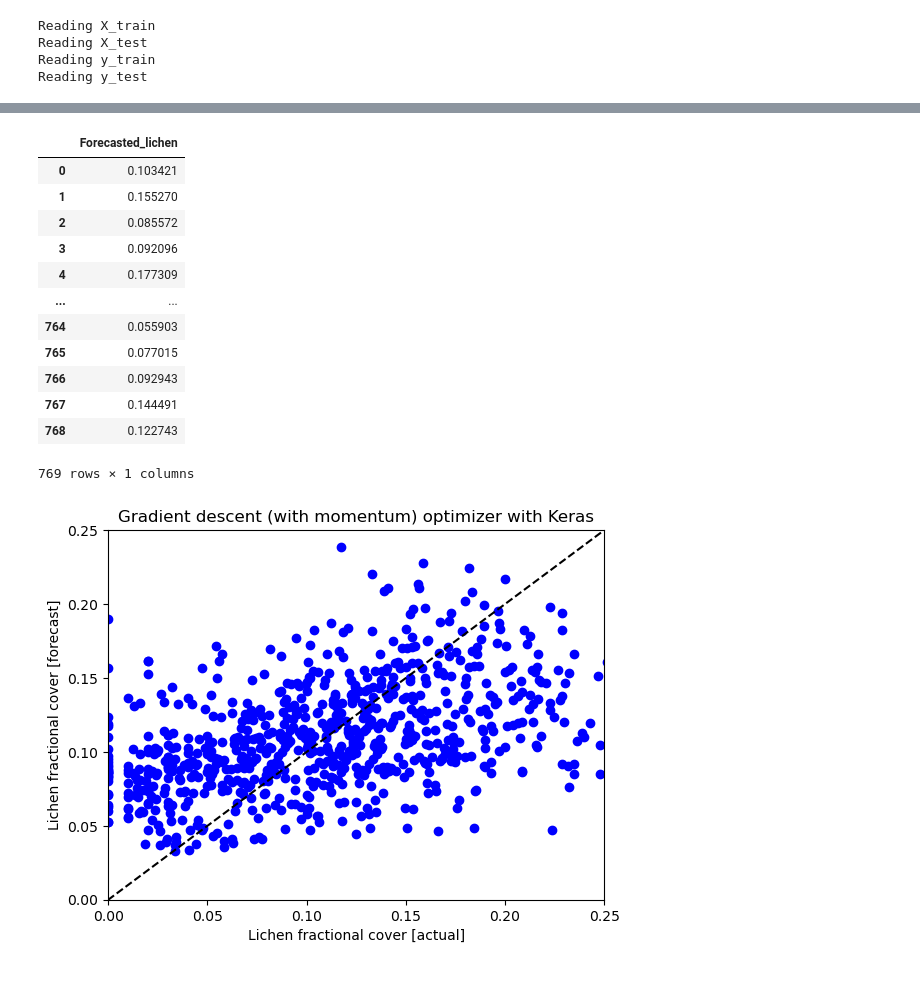
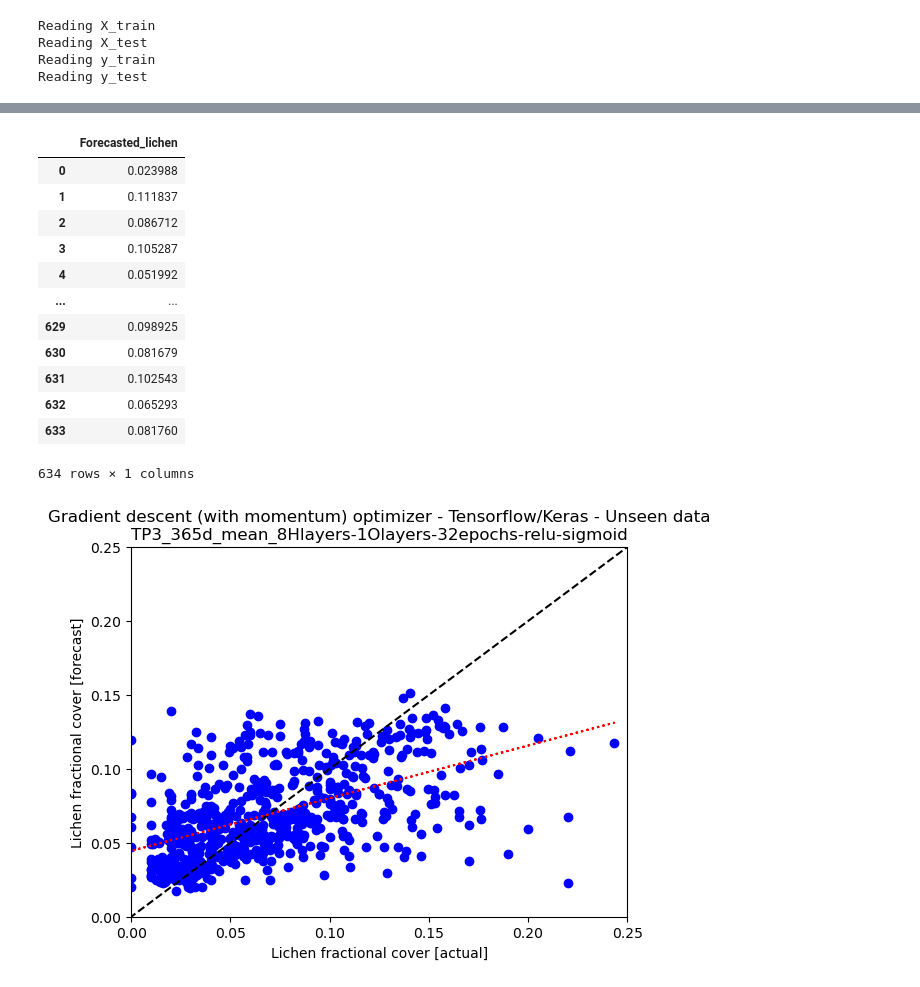
Before and after one commit to j34ni/Vegetation_in_Troms_and_Finnmark, a Jupyter notebook: train_mean.ipynb, the cells around one changed output, grey strips where cells are left out. Saved outputs shown, nothing was run; the diff lists cells and outputs as text; code cells hidden in the pictures.

Commit message:
lichen at least 3 times, testing various optimizers

```diff
--- a/train_mean.ipynb
+++ b/train_mean.ipynb
@@ -52,22 +53,22 @@ Experiment name =  TP2_mean_8Hlayers-1Olayers-32epochs-relu-sigmoid
 path = '/home/jovyan/Arctic/Vegetation_in_Troms_and_Finnmark/data/'
 
 print('Reading X_train')
-X_train_file = os.path.join(path, 'X_mean_tp2_train.hdf')
+X_train_file = os.path.join(path, 'X_mean_tp3_train.hdf')
 X_train = pd.read_hdf(X_train_file)
 X_train.fillna(0, inplace=True)
 
 print('Reading X_test')
-X_test_file = os.path.join(path, 'X_mean_tp2_test.hdf')
+X_test_file = os.path.join(path, 'X_mean_tp3_test.hdf')
 X_test = pd.read_hdf(X_test_file)
 X_test.fillna(0, inplace=True)
 
 print('Reading y_train')
-y_train_file = os.path.join(path, 'y_mean_tp2_train.hdf')
+y_train_file = os.path.join(path, 'y_mean_tp3_train.hdf')
 y_train = pd.read_hdf(y_train_file)
 y_train.fillna(0, inplace=True)
 
 print('Reading y_test')
-y_test_file = os.path.join(path, 'y_mean_tp2_test.hdf')
+y_test_file = os.path.join(path, 'y_mean_tp3_test.hdf')
 y_test = pd.read_hdf(y_test_file)
 y_test.fillna(0, inplace=True)
 # %% [output]
@@ -97,9 +98,15 @@ print('Creating the model')
 model = keras.Model(inputs=inputs, outputs=output_layer)
 model.summary()
 
+#opt = keras.optimizers.SGD(learning_rate=0.01, momentum=0.2)
+opt = keras.optimizers.Adadelta(learning_rate=0.1, rho=0.95, epsilon=1e-07)
+
 # Compile the model with a Mean Square Error loss function and the Adam optimizer
 print('Compiling the model')
-model.compile(optimizer='sgd', loss=keras.losses.LogCosh())
+#model.compile(optimizer='sgd', loss=keras.losses.LogCosh())
+#model.compile(optimizer='sgd', loss=keras.losses.MeanSquaredError())
+#model.compile(optimizer='sgd', loss=keras.losses.MeanSquaredLogarithmicError())
+model.compile(optimizer= opt, loss=keras.losses.Huber())
 # %% [output]
 Instantiating the Keras input class
 Creating the hidden layer
@@ -172,15 +184,15 @@ y_forecast.columns = ['Forecasted_lichen']
 y_forecast
 # %% [output]
 |  | Forecasted_lichen |
-| 0 | 0.103421 |
-| 1 | 0.155270 |
-| 2 | 0.085572 |
-| 3 | 0.092096 |
-| 4 | 0.177309 |
+| 0 | 0.023988 |
+| 1 | 0.111837 |
+| 2 | 0.086712 |
+| 3 | 0.105287 |
+| 4 | 0.051992 |
 | ... | ... |
-| 764 | 0.055903 |
-| 765 | 0.077015 |
-| 766 | 0.092943 |
-| 767 | 0.144491 |
-| 768 | 0.122743 |
+| 629 | 0.098925 |
+| 630 | 0.081679 |
+| 631 | 0.102543 |
+| 632 | 0.065293 |
+| 633 | 0.081760 |
-769 rows × 1 columns
+634 rows × 1 columns
@@ -193,3 +199,2 @@ y_test.to_csv(filename, header=True, index=None, sep=',')
 # %%
-y_test = y_test.reset_index()
-y_test = y_test.drop(columns=['index'])
+y_test = y_test.reset_index().drop(columns=['index'])
@@ -196,22 +203,25 @@ y_test = y_test.drop(columns=['index'])
+# %%
+# Obtain m (slope) and b(intercept) of linear regression line
+m, b = np.polyfit(y_test['new_Lichen_mean'], y_forecast['Forecasted_lichen'], 1)
 # %%
-# Predictions vs. True Values PLOT
-import matplotlib.pyplot as plt
+# Forecast vs. actual Values xy-plot - Unseen data
 
 fig = plt.figure()
 ax = fig.add_subplot(111)
 
 plt.scatter(y_test, y_forecast, marker = 'o', c = 'blue')
 plt.plot([-5,20], [-5,20], color = 'black', ls = '--')
+plt.plot(y_test['new_Lichen_mean'], m * y_test['new_Lichen_mean'] + b, color = 'red', ls = 'dotted')
 
 plt.ylabel('Lichen fractional cover [forecast]')
 plt.xlabel('Lichen fractional cover [actual]')
-plt.title('Gradient descent (with momentum) optimizer with Keras')
+plt.title('Gradient descent (with momentum) optimizer - Tensorflow/Keras - Unseen data\n' + expname)
 
 plt.ylim(0., 0.25)
 plt.xlim(0., 0.25)
 
 plt.axis(True)
 plt.show()
 # %% [output]
-[figure, old version]
+[figure, new version]
 # %%
```
Also changed, not shown: parts of 19 cells of this notebook, 4 other files.
